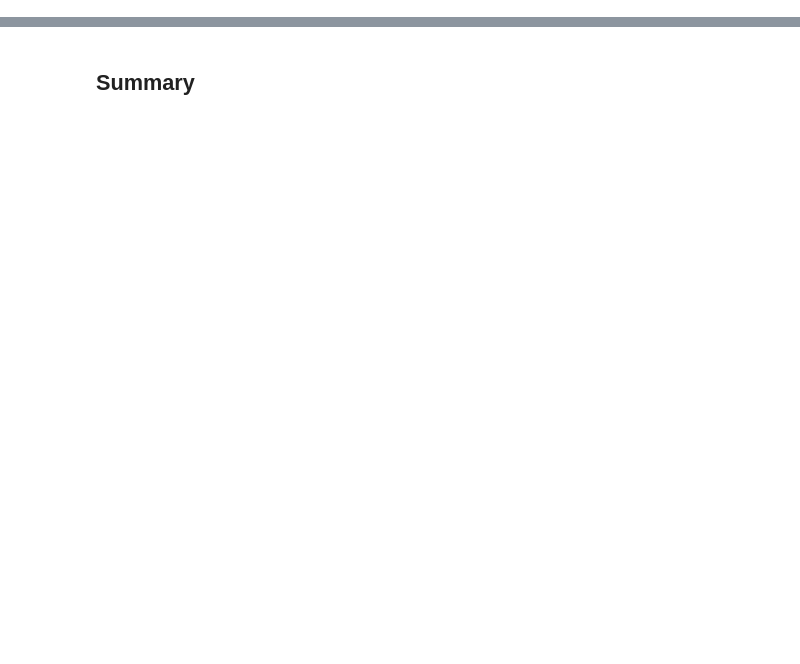
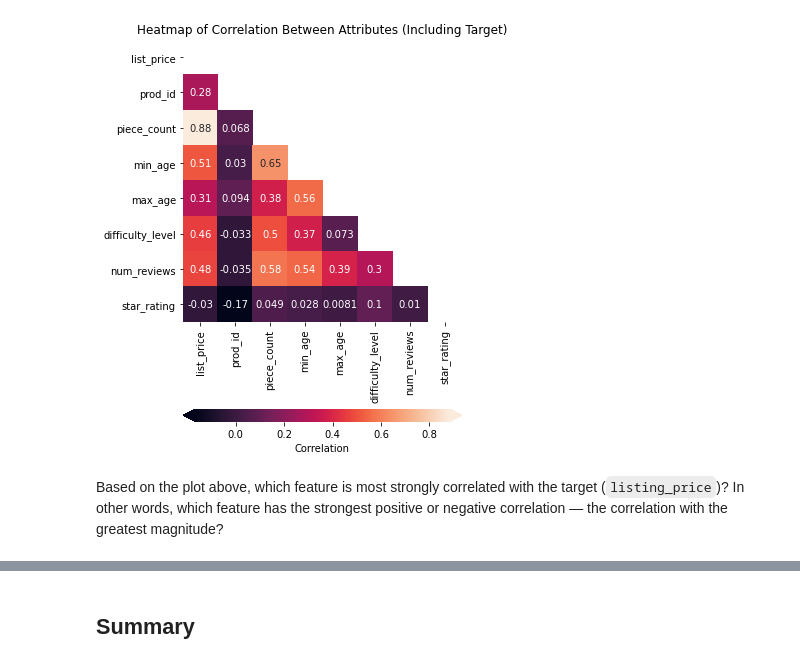
Before and after one commit to learn-co-curriculum/dsc-linear-regression-lab, a Jupyter notebook: index.ipynb, the cells around one changed output, grey strips where cells are left out. Drawn from its saved outputs; the diff is of its cells as text; code cells hidden in the pictures; blank space fills up the shorter version.

```diff
--- a/index.ipynb
+++ b/index.ipynb
@@ -612,0 +136,35 @@ plt.plot(model.predict(train[x_cols]), [0 for i in range(len(train))])
+# %%
+
+import seaborn as sns
+import numpy as np
+
+# Create a df with the target as the first column,
+# then compute the correlation matrix
+heatmap_data = pd.concat([y_train, X_train], axis=1)
+corr = heatmap_data.corr()
+
+# Set up figure and axes
+fig, ax = plt.subplots(figsize=(5, 8))
+
+# Plot a heatmap of the correlation matrix, with both
+# numbers and colors indicating the correlations
+sns.heatmap(
+    # Specifies the data to be plotted
+    data=corr,
+    # The mask means we only show half the values,
+    # instead of showing duplicates. It's optional.
+    mask=np.triu(np.ones_like(corr, dtype=bool)),
+    # Specifies that we should use the existing axes
+    ax=ax,
+    # Specifies that we want labels, not just colors
+    annot=True,
+    # Customizes colorbar appearance
+    cbar_kws={"label": "Correlation", "orientation": "horizontal", "pad": .2, "extend": "both"}
+)
+
+# Customize the plot appearance
+ax.set_title("Heatmap of Correlation Between Attributes (Including Target)");
+# %% [output]
+[figure, added]
+# %% [markdown]
+Based on the plot above, which feature is most strongly correlated with the target (`listing_price`)? In other words, which feature has the strongest positive or negative correlation — the correlation with the greatest magnitude?
```
Also changed, not shown: parts of 136 cells of this notebook, 56 other files.
